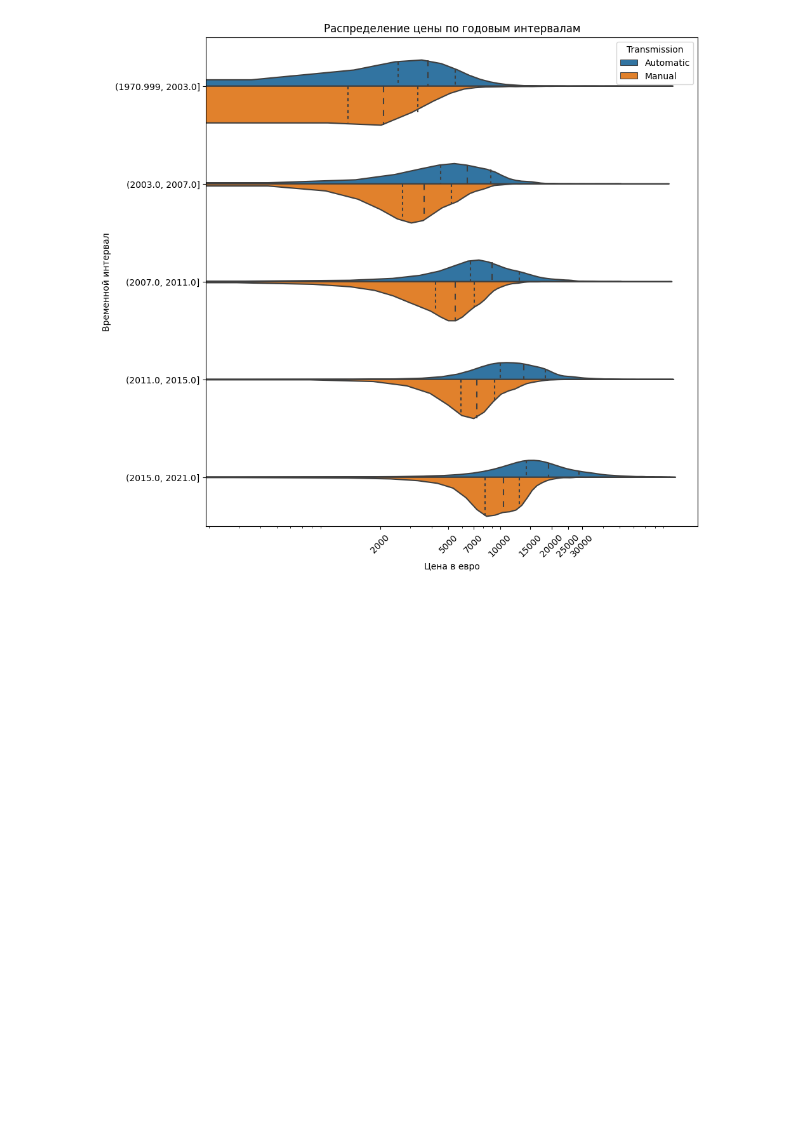
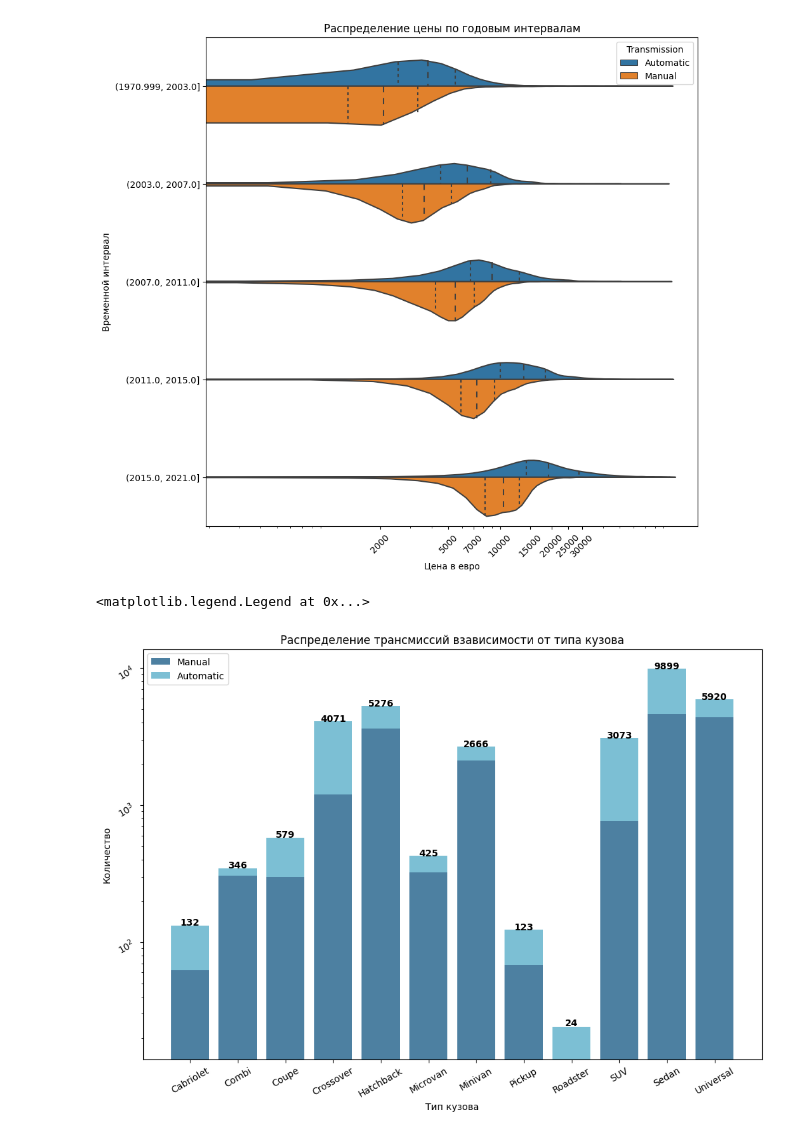
Before and after one commit to pyretttt/master_mle, a Jupyter notebook: practice1.ipynb, the cells around one changed output. Saved outputs shown, nothing was run; the diff lists cells and outputs as text; code cells hidden in the pictures; blank space fills up the shorter version.

```diff
--- a/practice1.ipynb
+++ b/practice1.ipynb
@@ -85,3 +95,41 @@ plt.gca().tick_params(axis='x', labelrotation=45)
 # Первые распределения даже после очистики имеют выбросы в цене, это связано с логарифмическим скейлингом .
 # %% [output]
 [figure]
+# %%
+style_aggregation = df.groupby(by=['Style', 'Transmission'])['Transmission'].count()
+style_aggregation_manual = style_aggregation.loc[pd.IndexSlice[:, 'Manual']]
+style_aggregation_automatic = style_aggregation.loc[pd.IndexSlice[:, 'Automatic']]
+
+fig, ax = plt.subplots(figsize=(12, 8))
+
+ax.bar(style_aggregation_manual.index.get_level_values(0),
+       style_aggregation_manual,
+       color="#024b7a",
+       label='Manual',
+       alpha=0.7)
+
+ax.bar(style_aggregation_manual.index.get_level_values(0),
+       style_aggregation_automatic,
+       bottom=style_aggregation_manual,
+       label='Automatic',
+       color="#44a5c2", alpha=0.7)
+
+ax.set_yscale('log')
+
+total_values = np.add(style_aggregation_automatic, style_aggregation_manual)
+
+for i, total in enumerate(total_values):
+  ax.text(i, total + 0.5, round(total),
+          ha = 'center', weight = 'bold', color = 'black')
+
+ax.set_title('Распределение трансмиссий взависимости от типа кузова')
+ax.set_xlabel('Тип кузова')
+ax.set_ylabel('Количество')
+ax.tick_params(rotation=30)
+ax.legend()
+
+# Смотрим на распределение трансмиссий в разрезе кузова
+# В целом видно что никаких особеностей нет, везде преобладает автоматическая трансмиссия
+# %% [output]
+<matplotlib.legend.Legend at 0x...>
+[figure, added]
```
Also changed, not shown: parts of 3 cells of this notebook, 1 other file.
